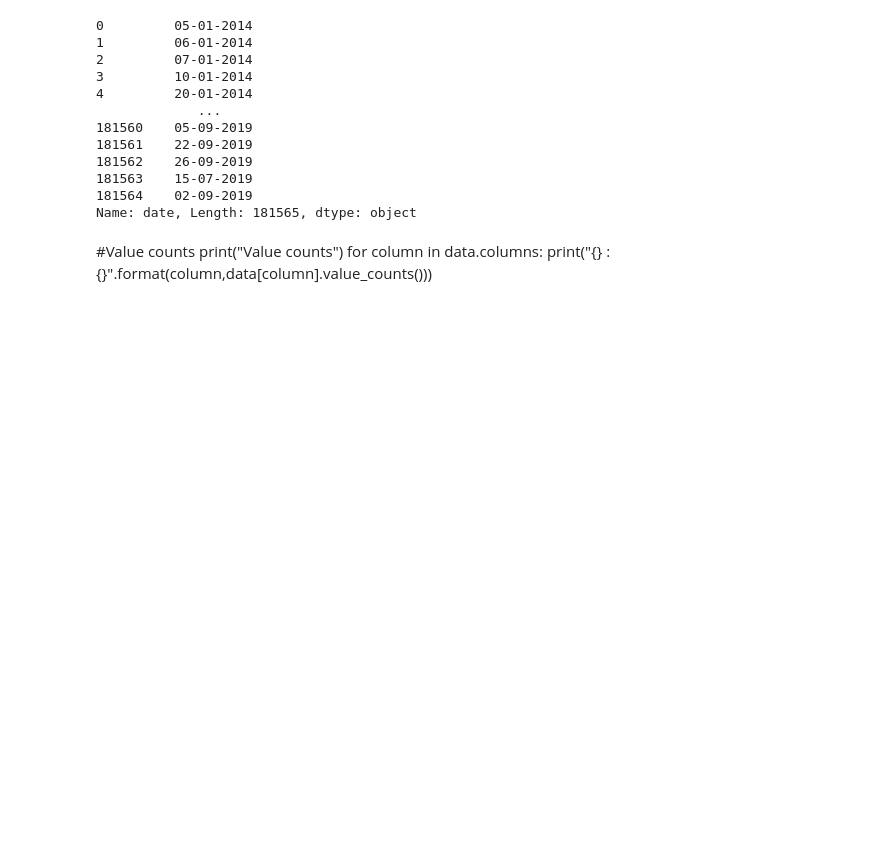
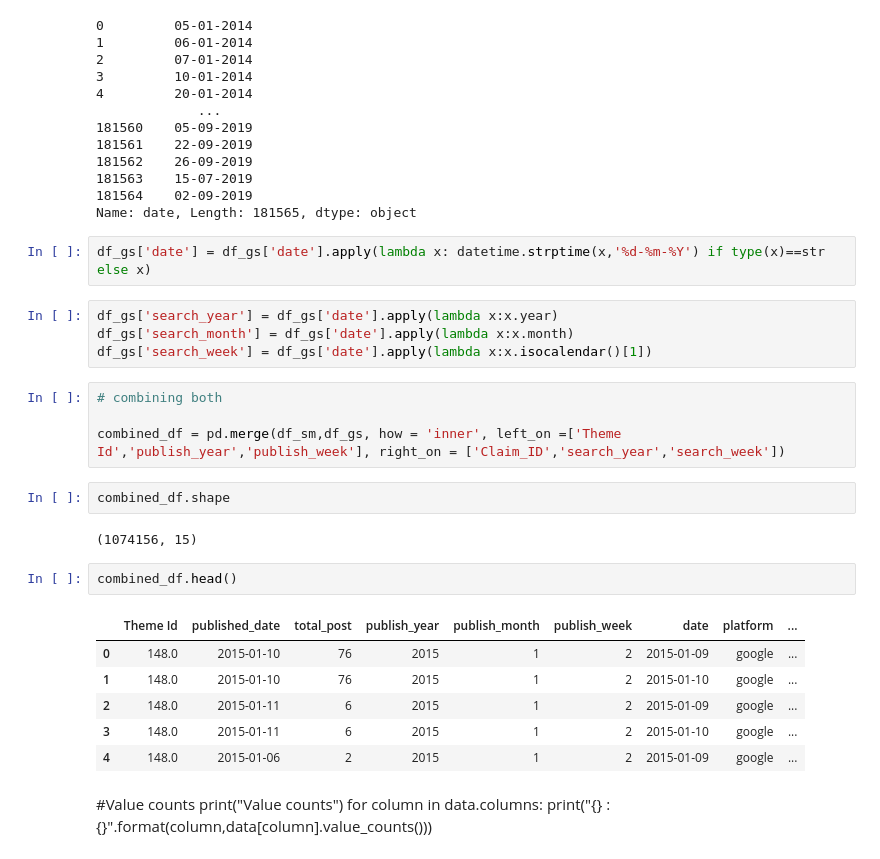
Before and after one commit to Akshara-416/sales_prediction, a Jupyter notebook: src/data/data_exploration.ipynb, the cells around one changed output. Drawn from its saved outputs; the diff is of its cells as text; blank space fills up the shorter version.

```diff
--- a/src/data/data_exploration.ipynb
+++ b/src/data/data_exploration.ipynb
@@ -137,6 +170,29 @@ df_gs['date']
 181563    15-07-2019
 181564    02-09-2019
 Name: date, Length: 181565, dtype: object
+# %%
+df_gs['date'] = df_gs['date'].apply(lambda x: datetime.strptime(x,'%d-%m-%Y') if type(x)==str else x)
+# %%
+df_gs['search_year'] = df_gs['date'].apply(lambda x:x.year)
+df_gs['search_month'] = df_gs['date'].apply(lambda x:x.month)
+df_gs['search_week'] = df_gs['date'].apply(lambda x:x.isocalendar()[1])
+# %%
+# combining both
+
+combined_df = pd.merge(df_sm,df_gs, how = 'inner', left_on =['Theme Id','publish_year','publish_week'], right_on = ['Claim_ID','search_year','search_week'])
+# %%
+combined_df.shape
+# %% [output]
+(1074156, 15)
+# %%
+combined_df.head()
+# %% [output]
+|  | Theme Id | published_date | total_post | publish_year | publish_month | publish_week | date | platform | ... |
+| 0 | 148.0 | 2015-01-10 | 76 | 2015 | 1 | 2 | 2015-01-09 | google | ... |
+| 1 | 148.0 | 2015-01-10 | 76 | 2015 | 1 | 2 | 2015-01-10 | google | ... |
+| 2 | 148.0 | 2015-01-11 | 6 | 2015 | 1 | 2 | 2015-01-09 | google | ... |
+| 3 | 148.0 | 2015-01-11 | 6 | 2015 | 1 | 2 | 2015-01-10 | google | ... |
+| 4 | 148.0 | 2015-01-06 | 2 | 2015 | 1 | 2 | 2015-01-09 | google | ... |
 # %% [markdown]
 #Value counts
     print("Value counts")
```
Also changed, not shown: parts of 8 cells of this notebook.
